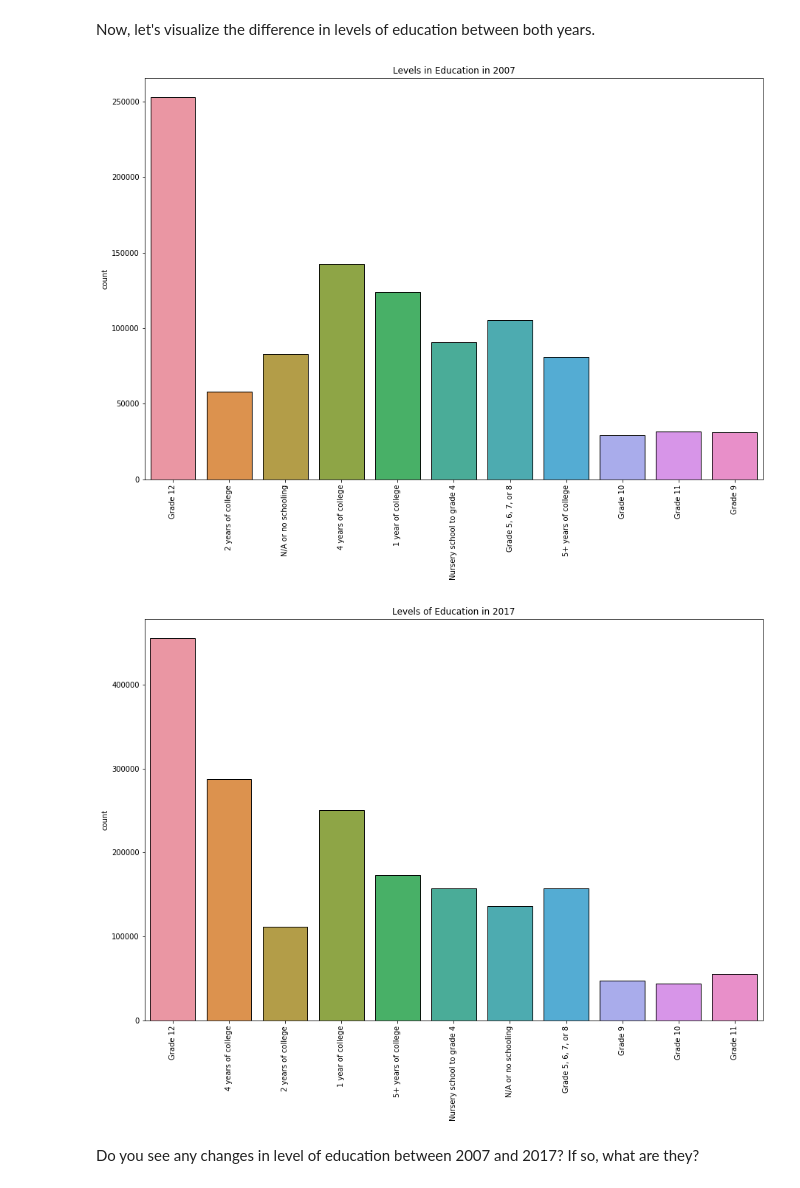
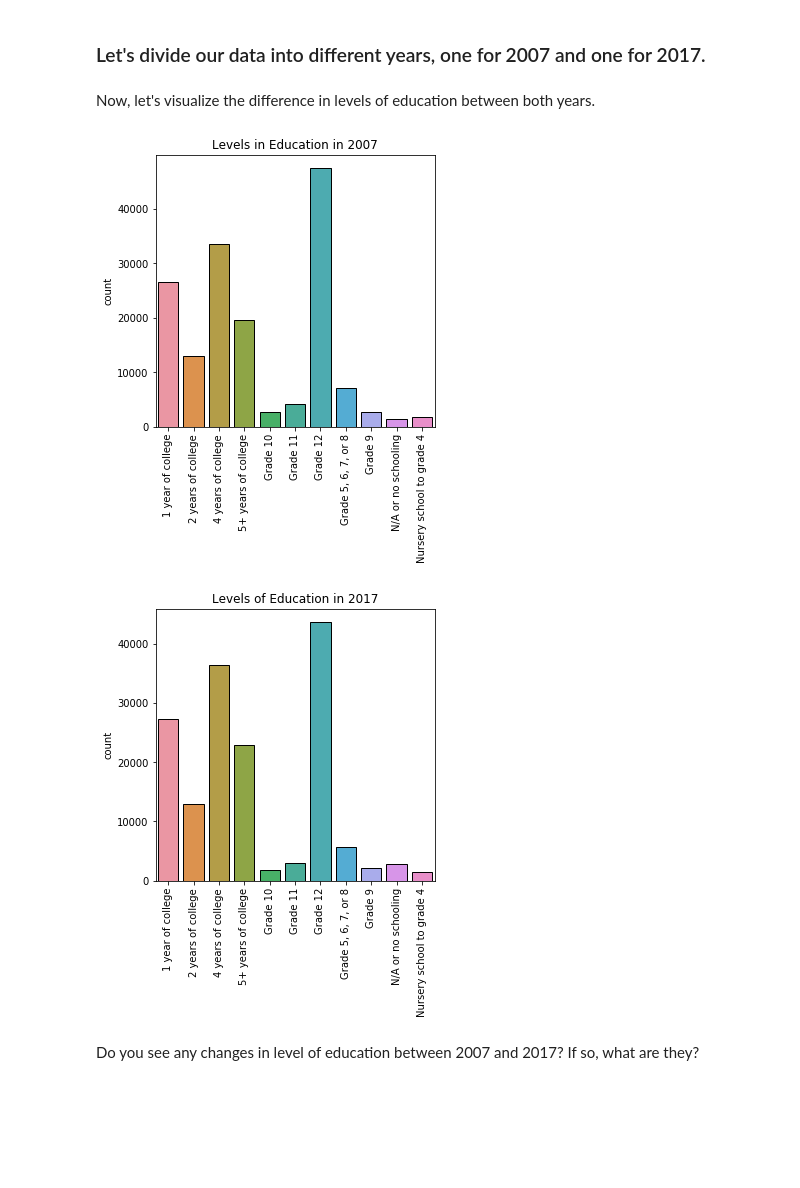
Before and after one commit to ds-modules/CP-113A, a Jupyter notebook: New CP-113A.ipynb, the cells around one changed output. Saved outputs shown, nothing was run; the diff lists cells and outputs as text; code cells hidden in the pictures; blank space fills up the shorter version.

```diff
--- a/New CP-113A.ipynb
+++ b/New CP-113A.ipynb
@@ -40,0 +19,18 @@ data_seventeen = data.where(data['year'] == 2017)
+# %%
+original_data =  pd.read_csv('113Adata.csv')
+
+#almost all missing values for years in 2017, so drop that column
+original_data = original_data.drop(columns = ['wkswork1'])
+
+#filter out missing values (NaNs) to produce clean dataframe
+cleaned = original_data.dropna()
+
+#reduce file size by performing stratified sampling on year, randomly select 160K rows from each year
+sampled = cleaned.groupby('year', group_keys=False).apply(lambda x: x.sample(160000))
+
+#export the dataframe as a csv file
+export_csv = sampled.to_csv('cp113.csv', index = None, header=True)
+# %%
+sampled = sampled.reset_index()
+# %% [markdown]
+### Let's divide our data into different years, one for 2007 and one for 2017.
@@ -41,18 +51,17 @@ data_seventeen = data.where(data['year'] == 2017)
 # %% [markdown]
 Now, let's visualize the difference in levels of education between both years.
 # %%
-plt.figure(figsize=(15,10));
-ax = sns.countplot(data_seven['educ'])
+plt.figure(figsize=(5,5));
+ax = sns.countplot(data_seven['educ'], order=np.unique(data_seven['educ']))
 ax.set_xticklabels(ax.get_xticklabels(), rotation=90);
 ax.set_title('Levels in Education in 2007');
+
+plt.figure(figsize=(5,5));
+ax = sns.countplot(data_seventeen['educ'], order=np.unique(data_seventeen['educ']))
+ax.set_xticklabels(ax.get_xticklabels(), rotation=90);
+ax.set_title('Levels of Education in 2017');
 # %% [output]
-[figure, old version]
+[figure, new version]
+[figure, added]
-# %%
-plt.figure(figsize=(15,10));
-ax = sns.countplot(data_seventeen['educ'])
-ax.set_xticklabels(ax.get_xticklabels(), rotation=90);
-ax.set_title('Levels of Education in 2017');
-# %% [output]
-[figure, removed]
 # %% [markdown]
 Do you see any changes in level of education between 2007 and 2017? If so, what are they?
```
Also changed, not shown: parts of 28 cells of this notebook.
